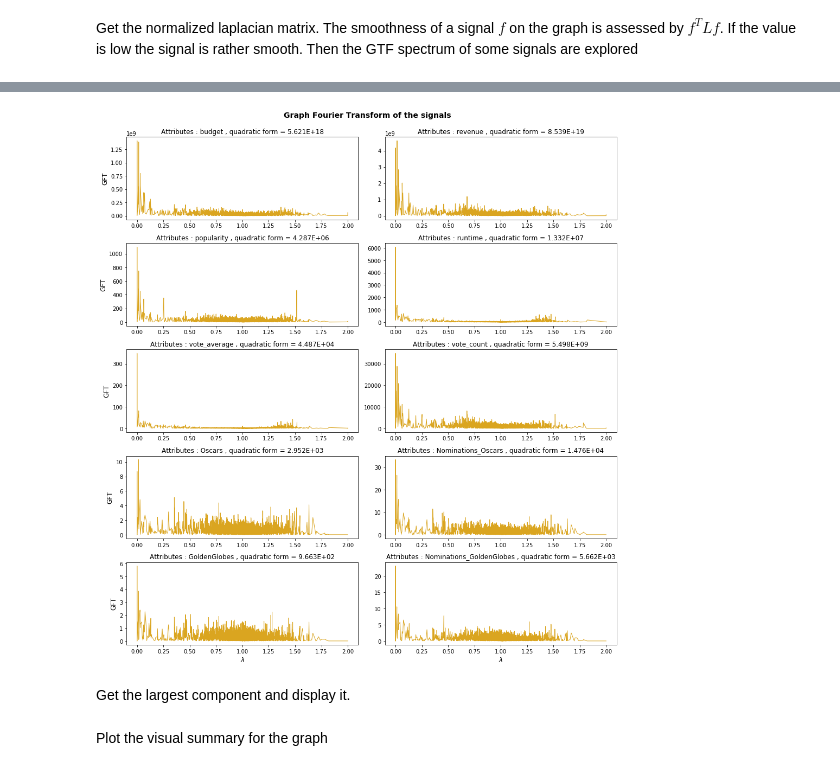
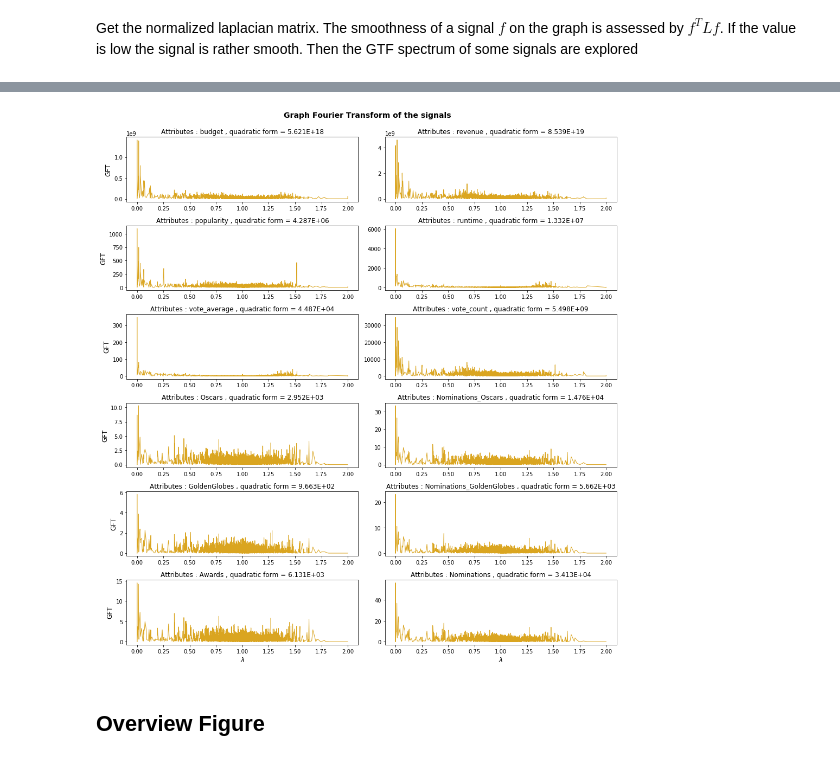
Before and after one commit to antoine-spahr/NTDS, a Jupyter notebook: Project/Graph_exploration.ipynb, the cells around one changed output, grey strips where cells are left out. Saved outputs shown, nothing was run; the diff lists cells and outputs as text; code cells hidden in the pictures.

Commit message:
Graph Exploration Figure

```diff
--- a/Project/Graph_exploration.ipynb
+++ b/Project/Graph_exploration.ipynb
@@ -149,9 +155,10 @@ G_sp = gsp.graphs.Graph(nx.adjacency_matrix(G), lap_type='normalized')
 # %%
 matplotlib.rcParams['text.usetex'] = False
 attributes = ['budget', 'revenue', 'popularity', 'runtime', 'vote_average', 'vote_count', \
-                     'Oscars', 'Nominations_Oscars', 'GoldenGlobes', 'Nominations_GoldenGlobes']
+                     'Oscars', 'Nominations_Oscars', 'GoldenGlobes', 'Nominations_GoldenGlobes', \
+                     'Awards', 'Nominations']
 
-fig, axs = plt.subplots(5,2, figsize=(14,14))
+fig, axs = plt.subplots(6,2, figsize=(14,14))
 fig.suptitle('Graph Fourier Transform of the signals', x=0.5, y=1.02, fontsize=14, fontweight='bold')
 for atr, ax in zip(attributes, axs.reshape(-1)):
     signal = np.array([list(nx.get_node_attributes(G, atr).values())]).transpose()
@@ -169,4 +176,4 @@ plt.show()
-[figure, old version]
+[figure, new version]
-# %% [markdown]
-Get the largest component and display it.
+# %% [markdown]
+## Overview Figure
 # %%
@@ -175,2 +182,0 @@ graph_summary(G_large)
-# %% [markdown]
-Plot the visual summary for the graph
```
Also changed, not shown: parts of 12 cells of this notebook, 6 other files.
